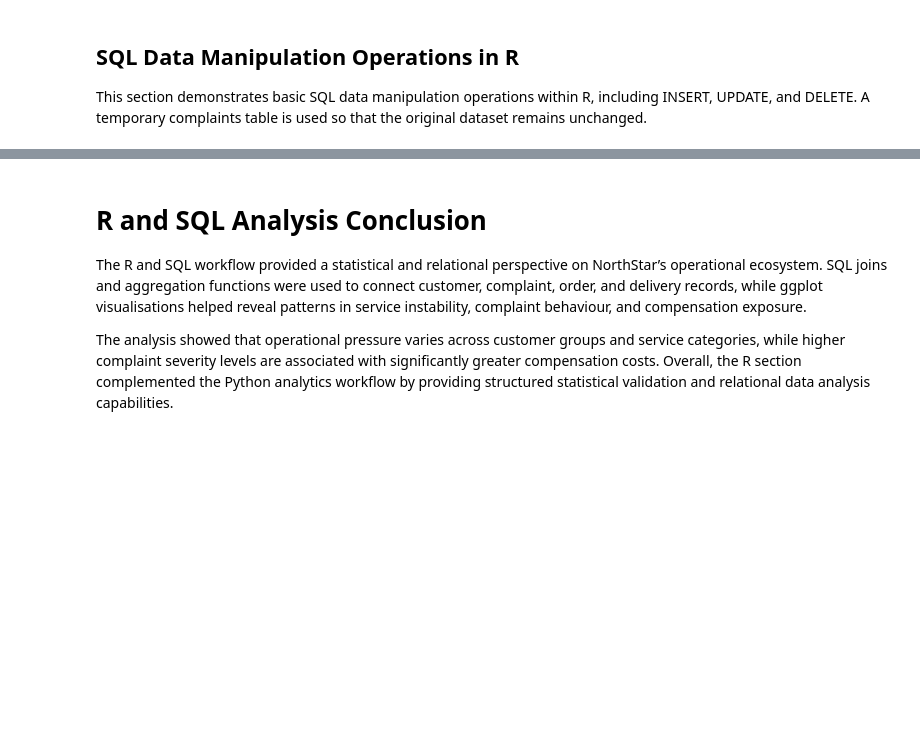
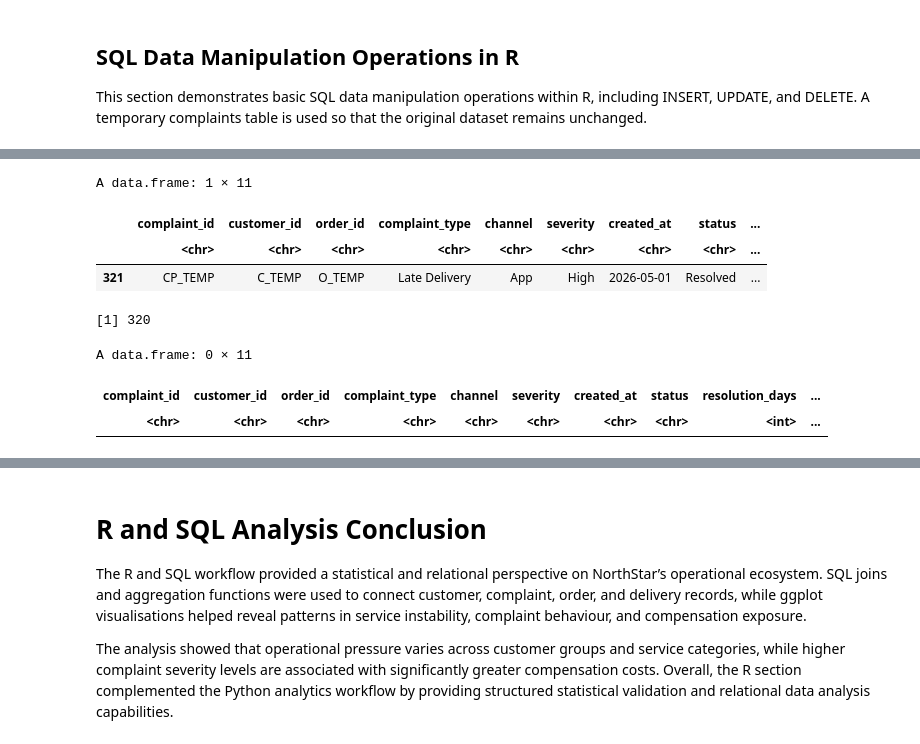
Before and after one commit to sivandhana/DBA-Assignment--northstar-DB-analytics, a Jupyter notebook: NorthStar_R_SQL_Analytics.ipynb, the cells around one changed output, grey strips where cells are left out. Cells and saved outputs as stored; diff of their text form; code cells hidden in the pictures; blank space fills up the shorter version.

```diff
--- a/NorthStar_R_SQL_Analytics.ipynb
+++ b/NorthStar_R_SQL_Analytics.ipynb
@@ -762,0 +822,60 @@ ERROR: Error: object 'complaints_sql' not found
+# %%
+# UPDATE OPERATION
+
+complaints_temp <- sqldf("
+
+SELECT
+    complaint_id,
+    customer_id,
+    order_id,
+    complaint_type,
+    channel,
+    severity,
+    created_at,
+    CASE
+        WHEN complaint_id = 'CP_TEMP' THEN 'Resolved'
+        ELSE status
+    END AS status,
+    CASE
+        WHEN complaint_id = 'CP_TEMP' THEN 2
+        ELSE resolution_days
+    END AS resolution_days,
+    compensation_amount,
+    severity_score
+
+FROM complaints_temp
+
+")
+
+complaints_temp[complaints_temp$complaint_id == "CP_TEMP", ]
+# %% [output]
+A data.frame: 1 × 11
+|  | complaint_id | customer_id | order_id | complaint_type | channel | severity | created_at | status | ... |
+|  | <chr> | <chr> | <chr> | <chr> | <chr> | <chr> | <chr> | <chr> | ... |
+| 321 | CP_TEMP | C_TEMP | O_TEMP | Late Delivery | App | High | 2026-05-01 | Resolved | ... |
+# %%
+# DELETE OPERATION
+
+complaints_temp <- sqldf("
+
+SELECT *
+
+FROM complaints_temp
+
+WHERE complaint_id != 'CP_TEMP'
+
+")
+
+final_count <- nrow(complaints_temp)
+
+final_count
+# %% [output]
+[1] 320
+# %%
+# VERIFY TEMPORARY RECORD WAS DELETED
+
+complaints_temp[complaints_temp$complaint_id == "CP_TEMP", ]
+# %% [output]
+A data.frame: 0 × 11
+| complaint_id | customer_id | order_id | complaint_type | channel | severity | created_at | status | resolution_days | ... |
+| <chr> | <chr> | <chr> | <chr> | <chr> | <chr> | <chr> | <chr> | <int> | ... |
```
Also changed, not shown: parts of 5 cells of this notebook.
